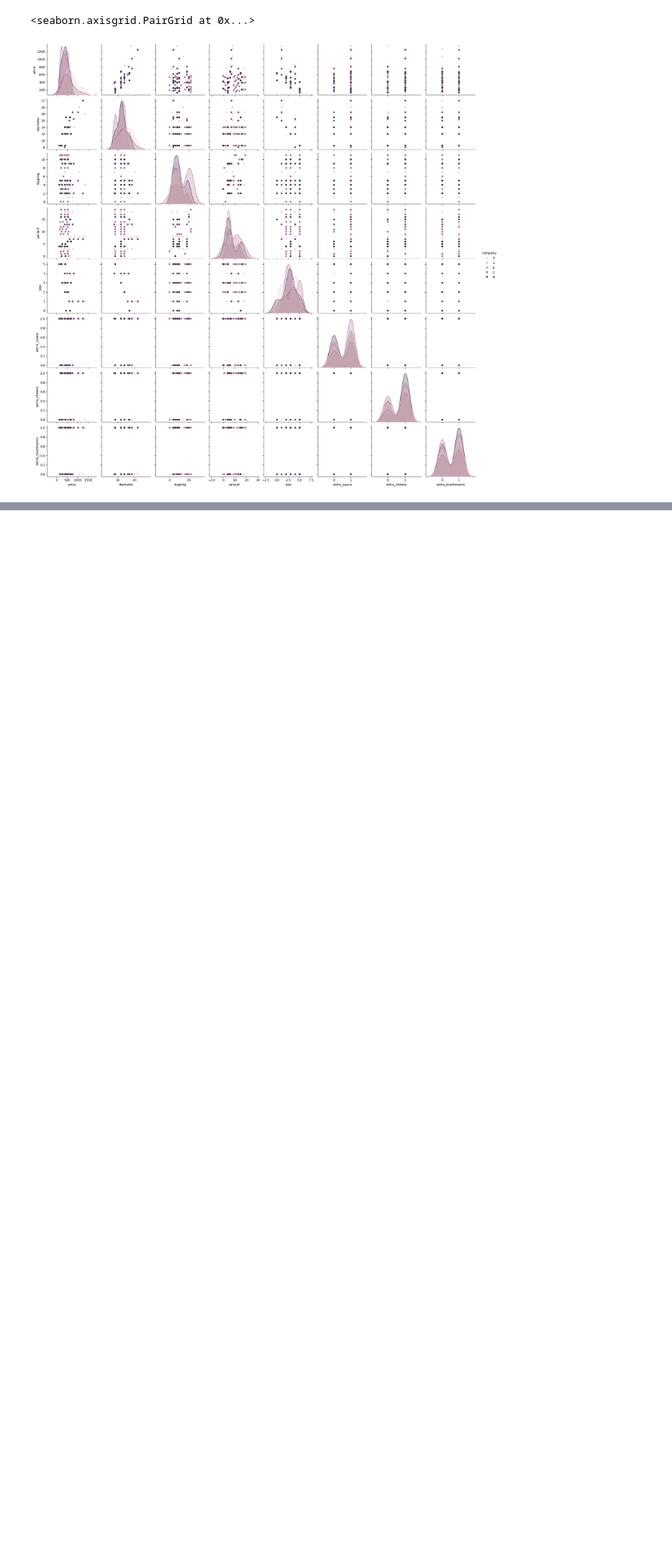
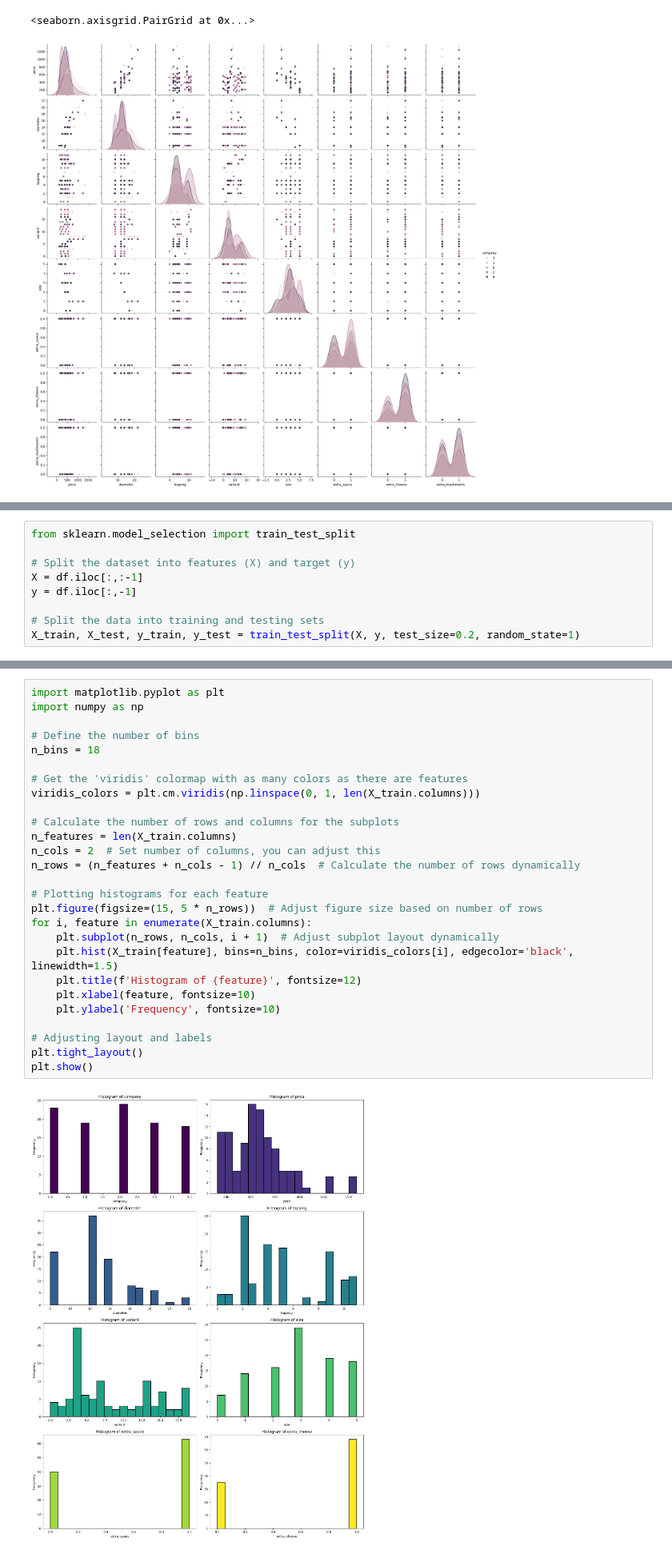
Before and after one commit to SurekhaBerlin/Pizza-price-prediction-using-ML, a Jupyter notebook: Pizza_Price_Prediction_using_Machine_Learning.ipynb, the cells around one changed output, grey strips where cells are left out. Shown at 80% size. Cells and saved outputs as stored; diff of their text form; blank space fills up the shorter version.

```diff
--- a/Pizza_Price_Prediction_using_Machine_Learning.ipynb
+++ b/Pizza_Price_Prediction_using_Machine_Learning.ipynb
@@ -490,0 +512,9 @@ sns.pairplot(df,hue='company')
+# %%
+from sklearn.model_selection import train_test_split
+
+# Split the dataset into features (X) and target (y)
+X = df.iloc[:,:-1]
+y = df.iloc[:,-1]
+
+# Split the data into training and testing sets
+X_train, X_test, y_train, y_test = train_test_split(X, y, test_size=0.2, random_state=1)
@@ -490,0 +565,29 @@ sns.pairplot(df,hue='company')
+# %%
+import matplotlib.pyplot as plt
+import numpy as np
+
+# Define the number of bins
+n_bins = 18
+
+# Get the 'viridis' colormap with as many colors as there are features
+viridis_colors = plt.cm.viridis(np.linspace(0, 1, len(X_train.columns)))
+
+# Calculate the number of rows and columns for the subplots
+n_features = len(X_train.columns)
+n_cols = 2  # Set number of columns, you can adjust this
+n_rows = (n_features + n_cols - 1) // n_cols  # Calculate the number of rows dynamically
+
+# Plotting histograms for each feature
+plt.figure(figsize=(15, 5 * n_rows))  # Adjust figure size based on number of rows
+for i, feature in enumerate(X_train.columns):
+    plt.subplot(n_rows, n_cols, i + 1)  # Adjust subplot layout dynamically
+    plt.hist(X_train[feature], bins=n_bins, color=viridis_colors[i], edgecolor='black', linewidth=1.5)
+    plt.title(f'Histogram of {feature}', fontsize=12)
+    plt.xlabel(feature, fontsize=10)
+    plt.ylabel('Frequency', fontsize=10)
+
+# Adjusting layout and labels
+plt.tight_layout()
+plt.show()
+# %% [output]
+[figure, added]
```
Also changed, not shown: parts of 9 cells of this notebook.
